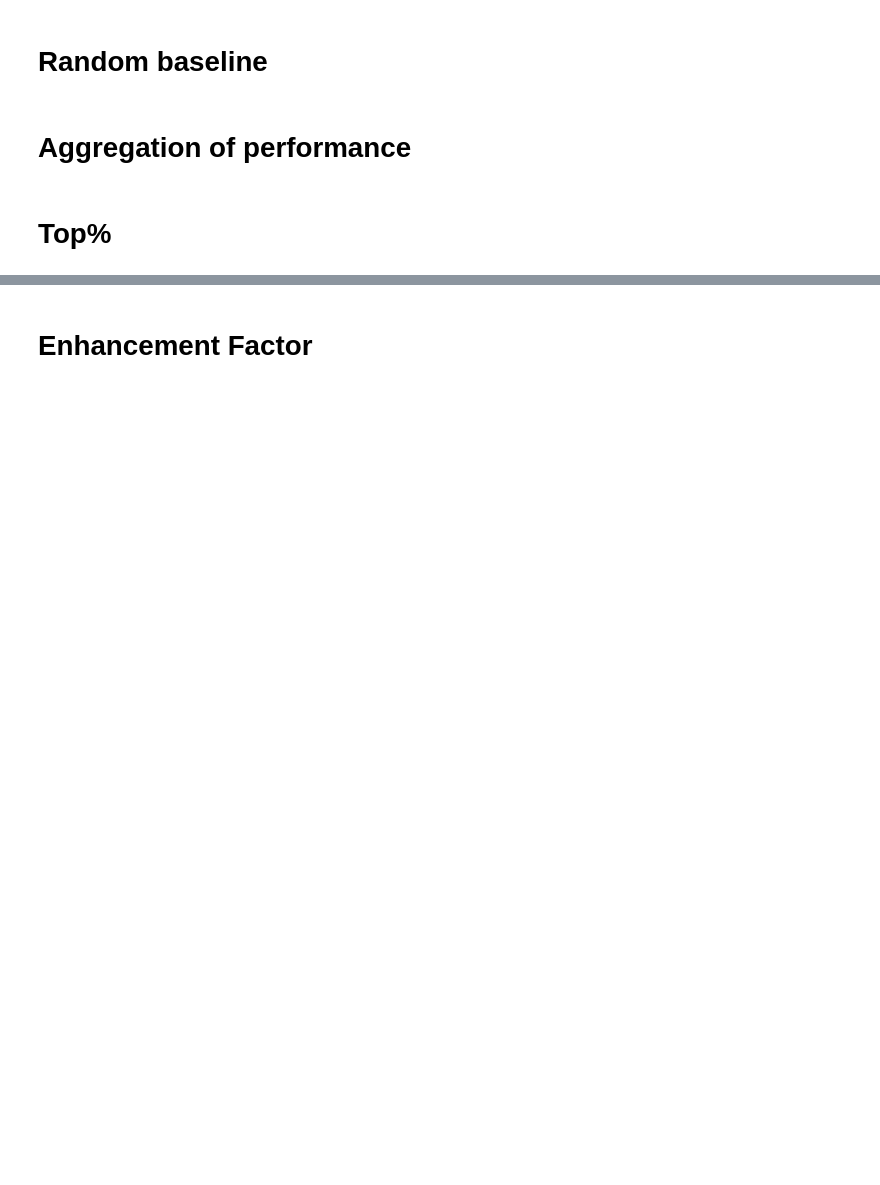
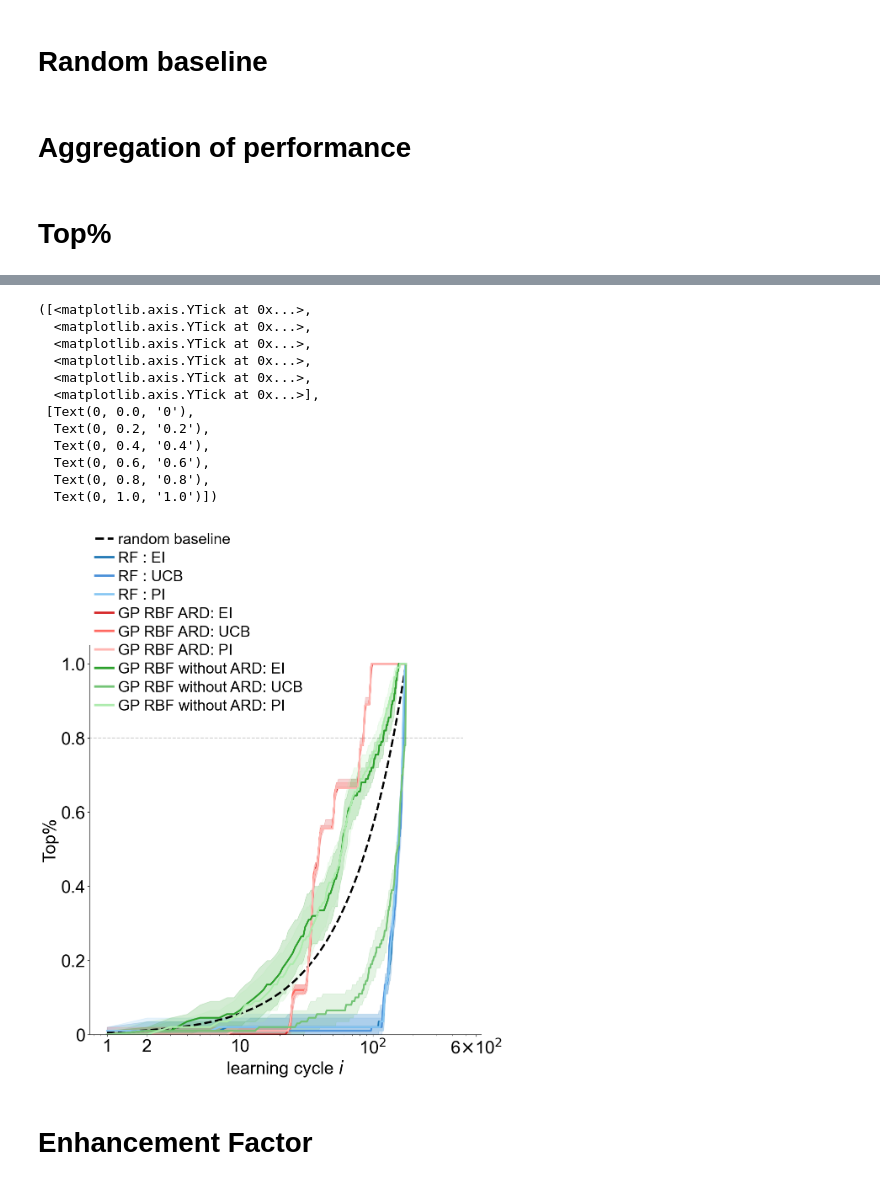
Before and after one commit to J-o-e-M/5835-Final-Project, a Jupyter notebook: Performance Visualization.ipynb, the cells around one changed output, grey strips where cells are left out. Cells and saved outputs as stored; diff of their text form; code cells hidden in the pictures; blank space fills up the shorter version.

```diff
--- a/Performance Visualization.ipynb
+++ b/Performance Visualization.ipynb
@@ -273,3 +267,73 @@ plt.yticks([0, 0.2, 0.4, 0.6, 0.8, 1.0], ['0', '0.2', '0.4', '0.6', '0.8', '1.0'
+# %%
+fig = plt.figure(figsize=(12,12))
+ax0 = fig.add_subplot(111)
+
+ax0.plot(np.arange(N)+1, P_rand(N)[0],'--',color='black',label='random baseline', linewidth=3.5)
+
+# RF: Shades of blue
+ax0.plot(np.arange(N) + 1, np.round(RF_EI[0].astype(np.double) / 0.005, 0) * 0.005, label='RF : EI', color='#1f77b4', linewidth=3)
+ax0.fill_between(np.arange(N) + 1, np.round(RF_EI[1].astype(np.double) / 0.005, 0) * 0.005, np.round(RF_EI[2].astype(np.double) / 0.005, 0) * 0.005, color='#1f77b4', alpha=0.2)
+
+ax0.plot(np.arange(N) + 1, np.round(RF_UCB[0].astype(np.double) / 0.005, 0) * 0.005, label='RF : UCB', color='#4a90d9', linewidth=3)
+ax0.fill_between(np.arange(N) + 1, np.round(RF_UCB[1].astype(np.double) / 0.005, 0) * 0.005, np.round(RF_UCB[2].astype(np.double) / 0.005, 0) * 0.005, color='#4a90d9', alpha=0.2)
+
+ax0.plot(np.arange(N) + 1, np.round(RF_PI[0].astype(np.double) / 0.005, 0) * 0.005, label='RF : PI', color='#88c7f3', linewidth=3)
+ax0.fill_between(np.arange(N) + 1, np.round(RF_PI[1].astype(np.double) / 0.005, 0) * 0.005, np.round(RF_PI[2].astype(np.double) / 0.005, 0) * 0.005, color='#88c7f3', alpha=0.2)
+
+# GP RBF ARD: Shades of red
+ax0.plot(np.arange(N) + 1, np.round(RBF_EI[0].astype(np.double) / 0.005, 0) * 0.005, label='GP RBF ARD: EI', color='#d62728', linewidth=3)
+ax0.fill_between(np.arange(N) + 1, np.round(RBF_EI[1].astype(np.double) / 0.005, 0) * 0.005, np.round(RBF_EI[2].astype(np.double) / 0.005, 0) * 0.005, color='#d62728', alpha=0.2)
+
+ax0.plot(np.arange(N) + 1, np.round(RBF_UCB[0].astype(np.double) / 0.005, 0) * 0.005, label='GP RBF ARD: UCB', color='#ff6961', linewidth=3)
+ax0.fill_between(np.arange(N) + 1, np.round(RBF_UCB[1].astype(np.double) / 0.005, 0) * 0.005, np.round(RBF_UCB[2].astype(np.double) / 0.005, 0) * 0.005, color='#ff6961', alpha=0.2)
+
+ax0.plot(np.arange(N) + 1, np.round(RBF_PI[0].astype(np.double) / 0.005, 0) * 0.005, label='GP RBF ARD: PI', color='#ffb6b2', linewidth=3)
+ax0.fill_between(np.arange(N) + 1, np.round(RBF_PI[1].astype(np.double) / 0.005, 0) * 0.005, np.round(RBF_PI[2].astype(np.double) / 0.005, 0) * 0.005, color='#ffb6b2', alpha=0.2)
+
+# GP RBF without ARD: Shades of green
+ax0.plot(np.arange(N) + 1, np.round(RBF_NOARD_EI[0].astype(np.double) / 0.005, 0) * 0.005, label='GP RBF without ARD: EI', color='#2ca02c', linewidth=3)
+ax0.fill_between(np.arange(N) + 1, np.round(RBF_NOARD_EI[1].astype(np.double) / 0.005, 0) * 0.005, np.round(RBF_NOARD_EI[2].astype(np.double) / 0.005, 0) * 0.005, color='#2ca02c', alpha=0.2)
+
+ax0.plot(np.arange(N) + 1, np.round(RBF_NOARD_UCB[0].astype(np.double) / 0.005, 0) * 0.005, label='GP RBF without ARD: UCB', color='#74c476', linewidth=3)
+ax0.fill_between(np.arange(N) + 1, np.round(RBF_NOARD_UCB[1].astype(np.double) / 0.005, 0) * 0.005, np.round(RBF_NOARD_UCB[2].astype(np.double) / 0.005, 0) * 0.005, color='#74c476', alpha=0.2)
+
+ax0.plot(np.arange(N) + 1, np.round(RBF_NOARD_PI[0].astype(np.double) / 0.005, 0) * 0.005, label='GP RBF without ARD: PI', color='#adebad', linewidth=3)
+ax0.fill_between(np.arange(N) + 1, np.round(RBF_NOARD_PI[1].astype(np.double) / 0.005, 0) * 0.005, np.round(RBF_NOARD_PI[2].astype(np.double) / 0.005, 0) * 0.005, color='#adebad', alpha=0.2)
+
+
+
+
+
+# the rest are for visualization purposes, please adjust for different needs
+font = font_manager.FontProperties(family='Arial', size = 26, style='normal')
+leg = ax0.legend(prop = font, borderaxespad = 0,  labelspacing = 0.3, handlelength = 1.2, handletextpad = 0.3, frameon=False, loc = (0, 0.81))
+for line in leg.get_lines():
+    line.set_linewidth(4)
+ax0.set_ylabel("Top%", fontname="Arial", fontsize=30, rotation='vertical')
+plt.hlines(0.8, 0, 480, colors='k', linestyles='--', alpha = 0.2)
+ax0.set_ylim([0, 1.05])
+ax0.set_xscale('log')
+ax0.set_xlabel('learning cycle $i$', fontsize=30, fontname = 'Arial')
+ax0.xaxis.set_tick_params(labelsize=30)
+ax0.yaxis.set_tick_params(labelsize=30)
+ax0.spines['right'].set_visible(False)
+ax0.spines['top'].set_visible(False)
+plt.xticks([1, 2, 10, 100, 600], ['1', '2','10', '10$^{\mathrm{2}}$', '6$×$10$^{\mathrm{2}}$'],fontname = 'Arial')
+plt.yticks([0, 0.2, 0.4, 0.6, 0.8, 1.0], ['0', '0.2', '0.4', '0.6', '0.8', '1.0'], fontname = 'Arial')
+# %% [output]
+([<matplotlib.axis.YTick at 0x...>,
+  <matplotlib.axis.YTick at 0x...>,
+  <matplotlib.axis.YTick at 0x...>,
+  <matplotlib.axis.YTick at 0x...>,
+  <matplotlib.axis.YTick at 0x...>,
+  <matplotlib.axis.YTick at 0x...>],
+ [Text(0, 0.0, '0'),
+  Text(0, 0.2, '0.2'),
+  Text(0, 0.4, '0.4'),
+  Text(0, 0.6, '0.6'),
+  Text(0, 0.8, '0.8'),
+  Text(0, 1.0, '1.0')])
+[figure, added]
 # %% [markdown]
 # Enhancement Factor
 # %%
```
Also changed, not shown: parts of 7 cells of this notebook, 16 other files.
